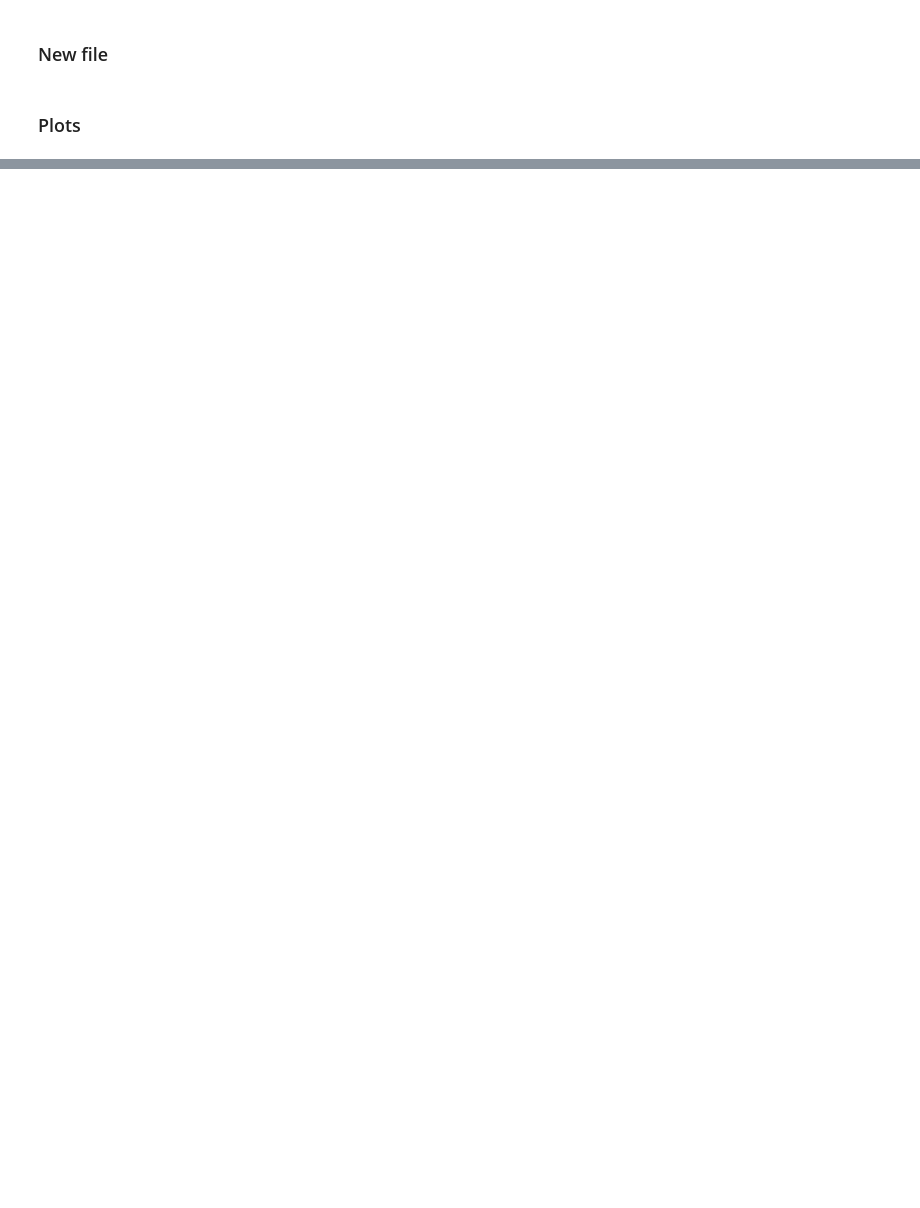
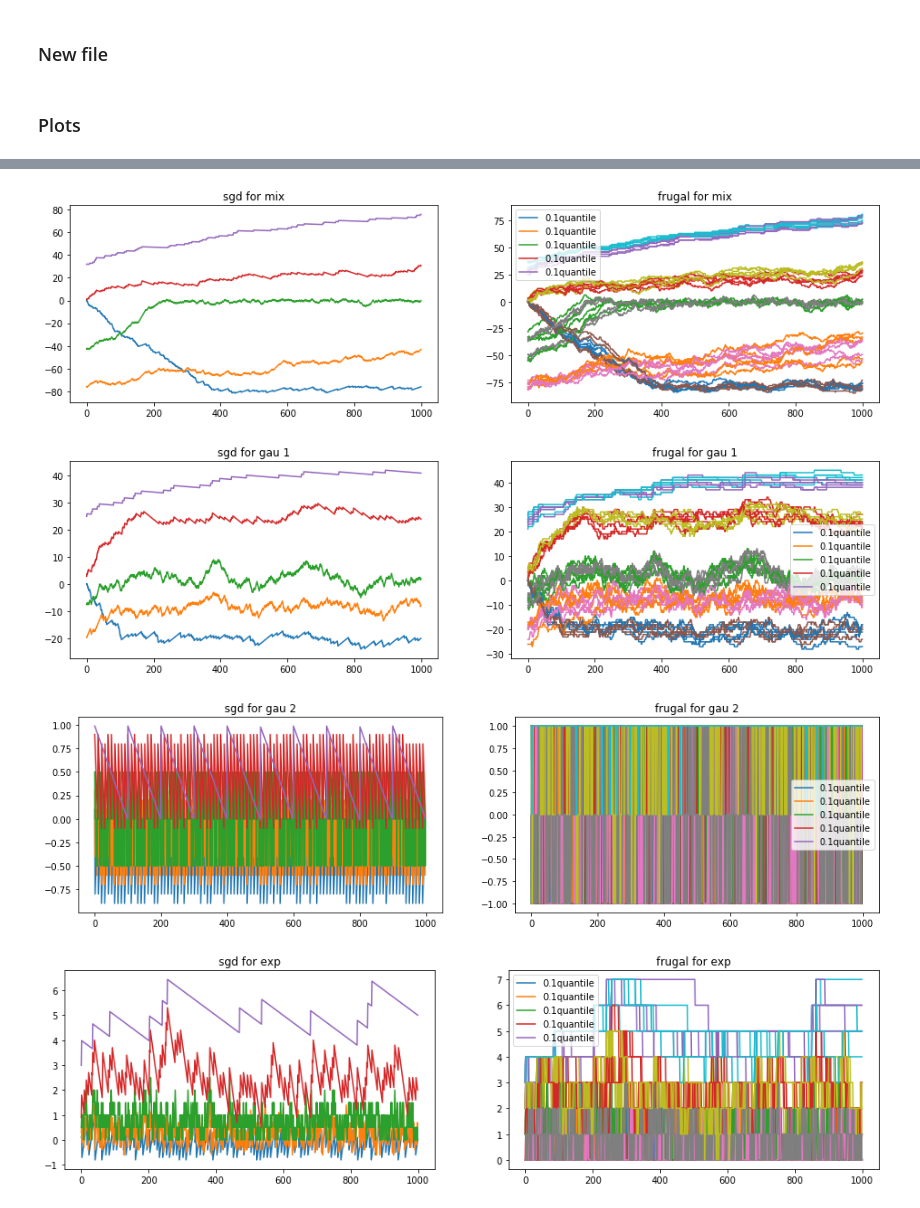
Before and after one commit to chengsoonong/eheye, a Jupyter notebook: QuantEst/sgd_est_experiment/Experiment_final.ipynb, the cells around one changed output, grey strips where cells are left out. Cells and saved outputs as stored; diff of their text form; code cells hidden in the pictures; blank space fills up the shorter version.

```diff
--- a/QuantEst/sgd_est_experiment/Experiment_final.ipynb
+++ b/QuantEst/sgd_est_experiment/Experiment_final.ipynb
@@ -246,2 +350,12 @@ def quantile_sgd_compare(distro_lst, datasize_lst, stepsize_lst,
 # #         tables = get_tables(tau_lst, q_batches, q_sgd_res, q_sgd_proc, name)
+# %%
+def all_sgd_comparisons():
+    topics = ['Frugal','Dataset', 'Step_size', 'Shuffle']
+    for t in topics:
+        folder_name = "Experiment_results/"+t+"/"
+        if not os.path.exists(folder_name):
+            os.makedirs(folder_name)
+        if t=='Frugal':
+            sgd_frugal_compare(folder_name, distros, 1000, tau_vals)
+#         if t=='Dataset':
 # %%
@@ -272,6 +387,13 @@ def sgd_frugal_compare(distro_lst, datasize, tau_lst=tau_vals):
         #print chart for everyone
 
 # sgd_frugal_compare(distros, 1000)
+# %%
+all_sgd_comparisons()
+# %% [output]
+[figure, added]
+[figure, added]
+[figure, added]
+[figure, added]
 # %% [markdown]
 <!---
 ### Always have $q_k = x$ for each x in the data stream
```
Also changed, not shown: parts of 11 cells of this notebook, 2 other files.
